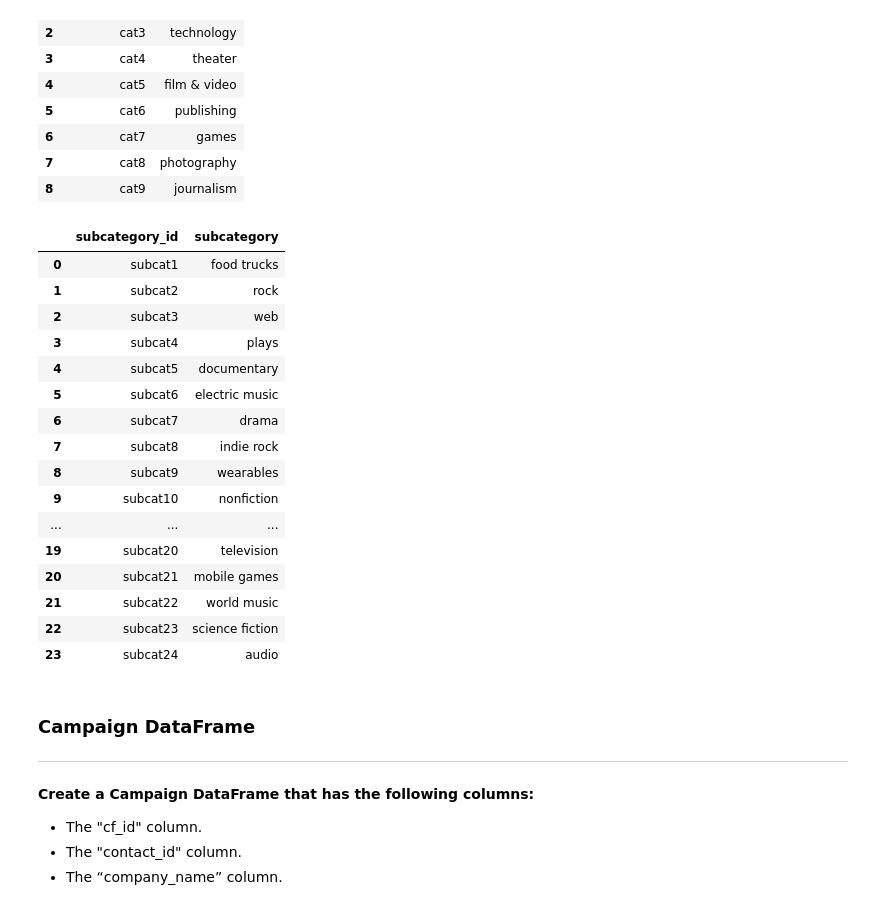
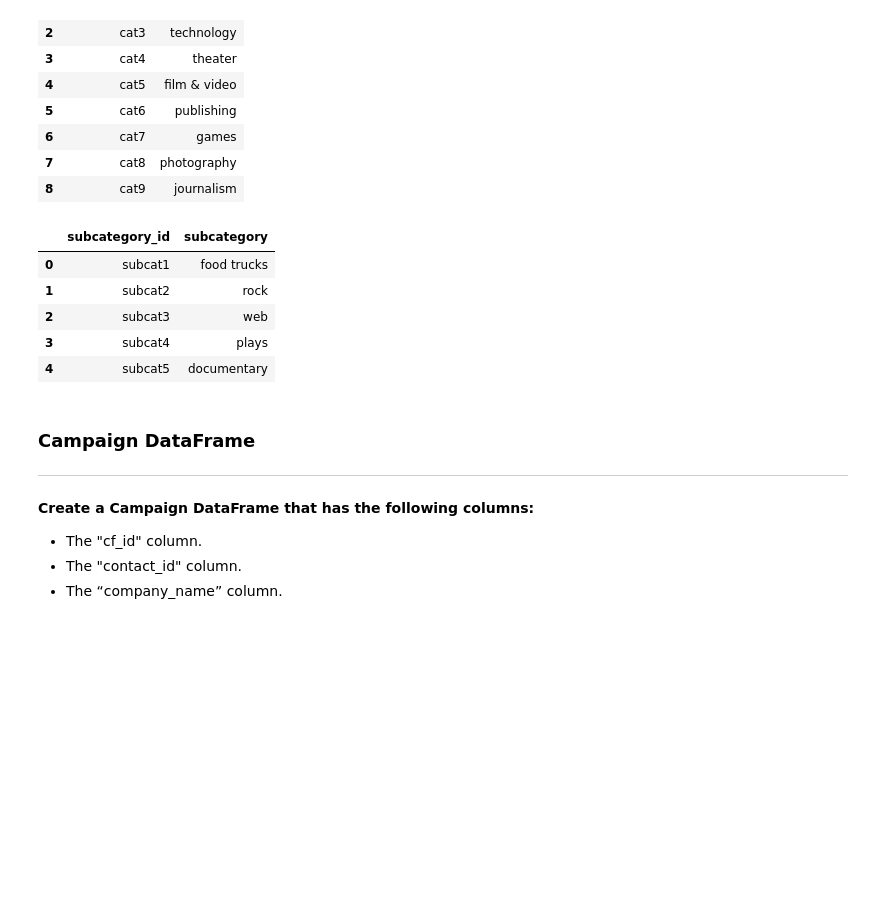
Before and after one commit to danielamz97/Crowdfunding_ETL, a Jupyter notebook: ETL_Mini_Project_Starter_Code_DMontiel_ECervantes_JMontoya.ipynb, the cells around one changed output. Saved outputs shown, nothing was run; the diff lists cells and outputs as text; code cells hidden in the pictures; blank space fills up the shorter version.

```diff
--- a/ETL_Mini_Project_Starter_Code_DMontiel_ECervantes_JMontoya.ipynb
+++ b/ETL_Mini_Project_Starter_Code_DMontiel_ECervantes_JMontoya.ipynb
@@ -139,25 +139,14 @@ category_df
 | 7 | cat8 | photography |
 | 8 | cat9 | journalism |
 # %%
-subcategory_df
+subcategory_df.head()
 # %% [output]
 |  | subcategory_id | subcategory |
 | 0 | subcat1 | food trucks |
 | 1 | subcat2 | rock |
 | 2 | subcat3 | web |
 | 3 | subcat4 | plays |
 | 4 | subcat5 | documentary |
-| 5 | subcat6 | electric music |
-| 6 | subcat7 | drama |
-| 7 | subcat8 | indie rock |
-| 8 | subcat9 | wearables |
-| 9 | subcat10 | nonfiction |
-| ... | ... | ... |
-| 19 | subcat20 | television |
-| 20 | subcat21 | mobile games |
-| 21 | subcat22 | world music |
-| 22 | subcat23 | science fiction |
-| 23 | subcat24 | audio |
 # %%
 # Export categories_df and subcategories_df as CSV files.
 category_df.to_csv("Resources/category.csv", index=False)
```
Also changed, not shown: parts of 4 cells of this notebook, 3 other files.
